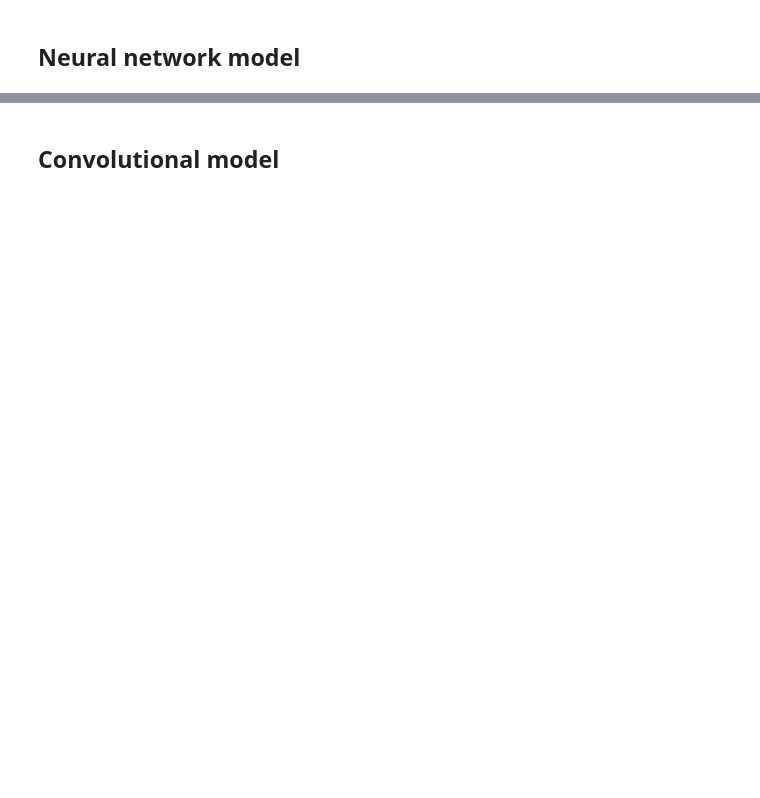
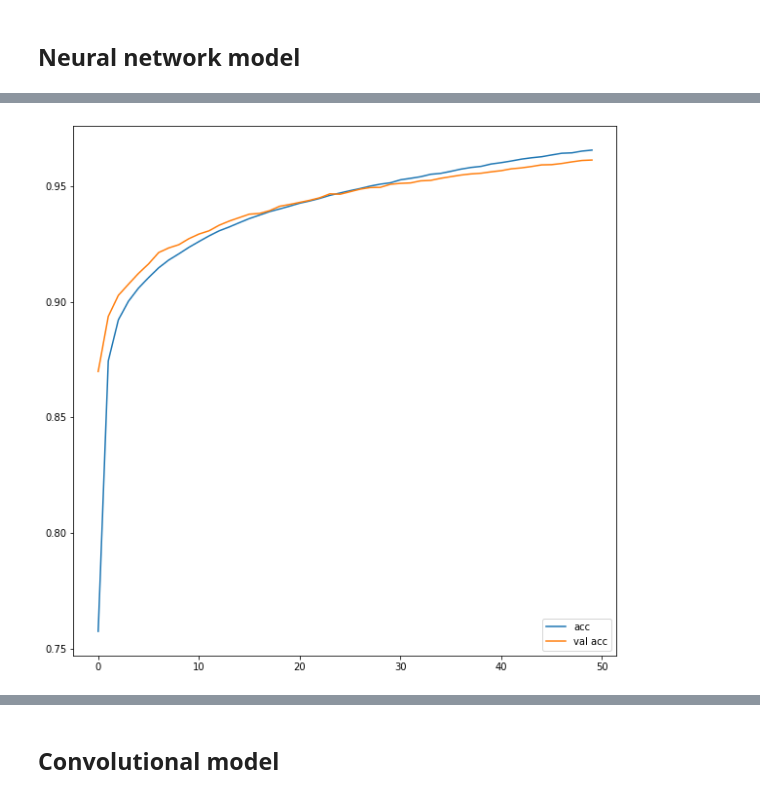
Before and after one commit to sueiras/text_mining, a Jupyter notebook: 04_RNN/00_intro_to_keras.ipynb, the cells around one changed output, grey strips where cells are left out. Saved outputs shown, nothing was run; the diff lists cells and outputs as text; code cells hidden in the pictures; blank space fills up the shorter version.

```diff
--- a/04_RNN/00_intro_to_keras.ipynb
+++ b/04_RNN/00_intro_to_keras.ipynb
@@ -125,11 +239,13 @@ print('Seconds to train: ', time.time() - start)
 # %%
 # Plot train vs valid
 plt.rcParams['figure.figsize'] = (10, 10)
 
-plt.plot(history_nn.history['acc'], label='acc')
-plt.plot(history_nn.history['val_acc'], label='val acc')
+plt.plot(history_nn.history['accuracy'], label='acc')
+plt.plot(history_nn.history['val_accuracy'], label='val acc')
 plt.legend(loc='lower right')
 plt.show()
+# %% [output]
+[figure, added]
 # %%
 # Compare the two models
 plt.rcParams['figure.figsize'] = (10, 10)
```
Also changed, not shown: parts of 19 cells of this notebook, 14 other files.
